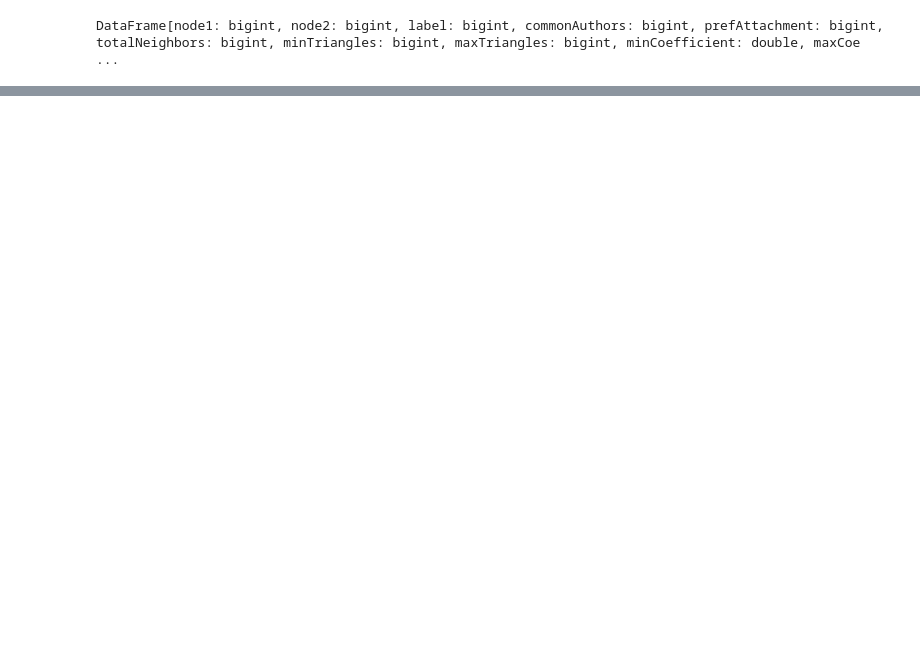
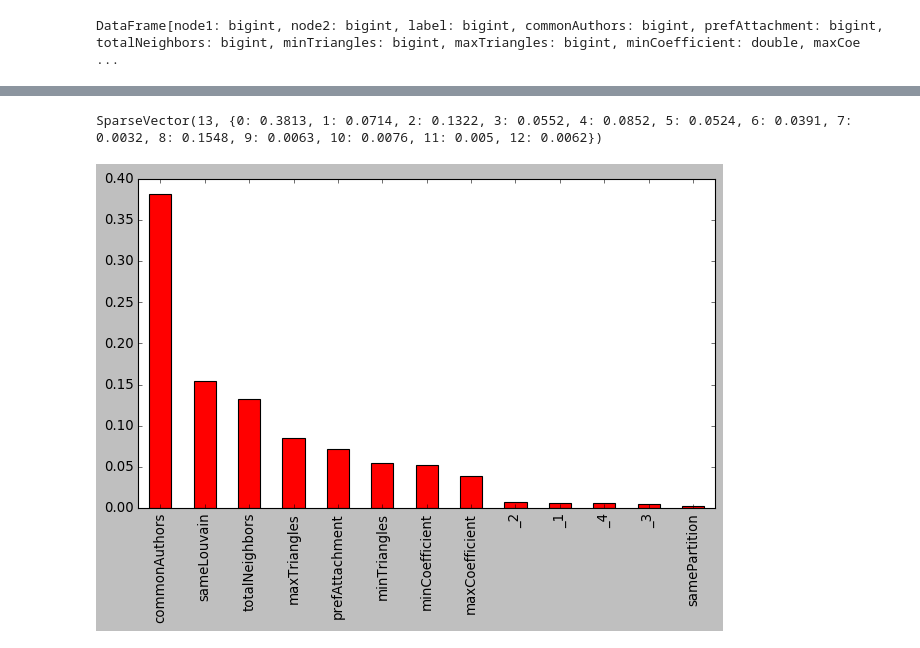
Before and after one commit to areias/link-prediction, a Jupyter notebook: coauthor-link-prediction.ipynb, the cells around one changed output, grey strips where cells are left out. Drawn from its saved outputs; the diff is of its cells as text; code cells hidden in the pictures; blank space fills up the shorter version.

Commit message:
works up to word2vec test data

```diff
--- a/coauthor-link-prediction.ipynb
+++ b/coauthor-link-prediction.ipynb
@@ -1261,6 +1238,6 @@ model = gensim.models.Word2Vec(walks, sg=1, window=5, size=2,min_count=1)
 # %%
 from collections import defaultdict
 # %%
-d = defaultdict(list)
-for record in model.wv.vocab:
-    d[int(record)].append([float(x) for x in list(model.wv[record])])
+train_d = defaultdict(list)
+for record in train_model.wv.vocab:
+    train_d[int(record)].append([float(x) for x in list(train_model.wv[record])])
@@ -1267,7 +1248,10 @@ for record in model.wv.vocab:
 # %%
 embed_dict=[{"node1":row["node1"],
-  "node2": row["node2"],
-  "embedding": d[row["node1"]][0] + d[row["node2"]][0] } for row in training_data.collect()]
+        "node2": row["node2"],
+        "_1": train_d[row["node1"]][0][0],
+        "_2": train_d[row["node1"]][0][1],
+        "_3":  train_d[row["node2"]][0][0],
+        "_4":  train_d[row["node2"]][0][1]} for row in training_data.collect()]
 # %%
 embeddings_df=spark.createDataFrame(embed_dict)
 # %%
@@ -1305,5 +1270,5 @@ only showing top 1 row
 # %%
-training_data=training_data.join(embedding_with_vectors, ["node1","node2"])
+training_data=training_data.join(embeddings_df, ["node1","node2"])
 # %%
 # embedding has to be a vector
 training_data
@@ -1312,5 +1277,4 @@ DataFrame[node1: bigint, node2: bigint, label: bigint, commonAuthors: bigint, pr
 # %%
 fields = ["commonAuthors", "prefAttachment", "totalNeighbors",
     "minTriangles", "maxTriangles", "minCoefficient", "maxCoefficient",
-    "samePartition", "sameLouvain","word2vec"]
-word2vec_model = train_model(fields, training_data)
+    "samePartition", "sameLouvain","_1","_2", "_3" ,"_4"]
@@ -1318,0 +1396,9 @@ training_data.collect()
+# %%
+word2vec_model.stages[-1].featureImportances
+# %% [output]
+SparseVector(13, {0: 0.3813, 1: 0.0714, 2: 0.1322, 3: 0.0552, 4: 0.0852, 5: 0.0524, 6: 0.0391, 7: 0.0032, 8: 0.1548, 9: 0.0063, 10: 0.0076, 11: 0.005, 12: 0.0062})
+# %%
+rf_model = word2vec_model.stages[-1]
+plot_feature_importance(fields, rf_model.featureImportances)
+# %% [output]
+[figure, added]
```
Also changed, not shown: parts of 37 cells of this notebook.
